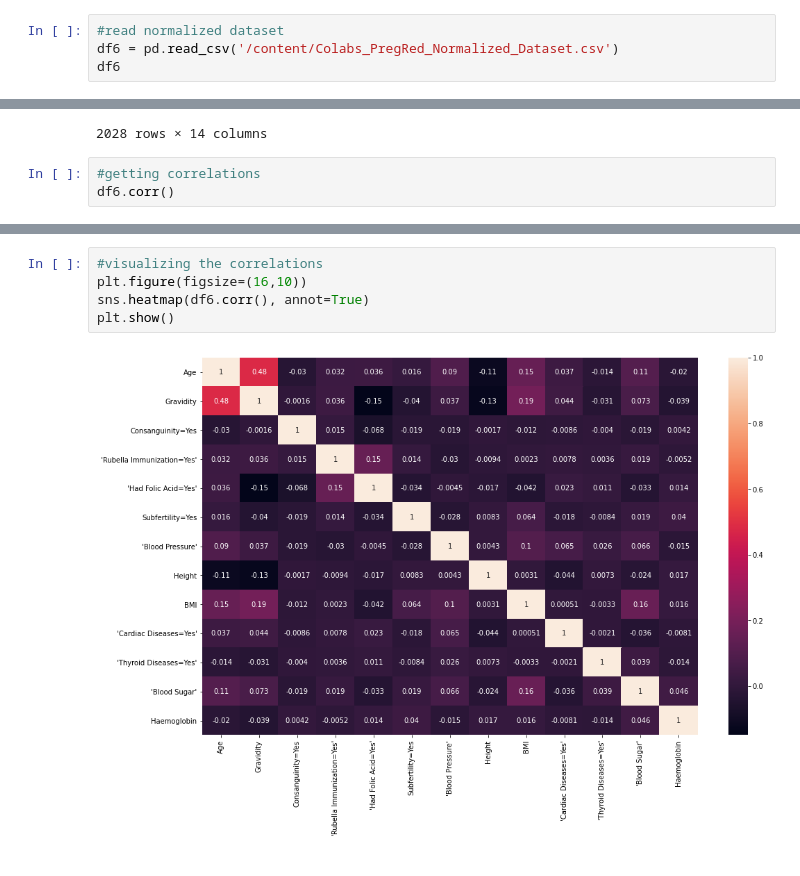
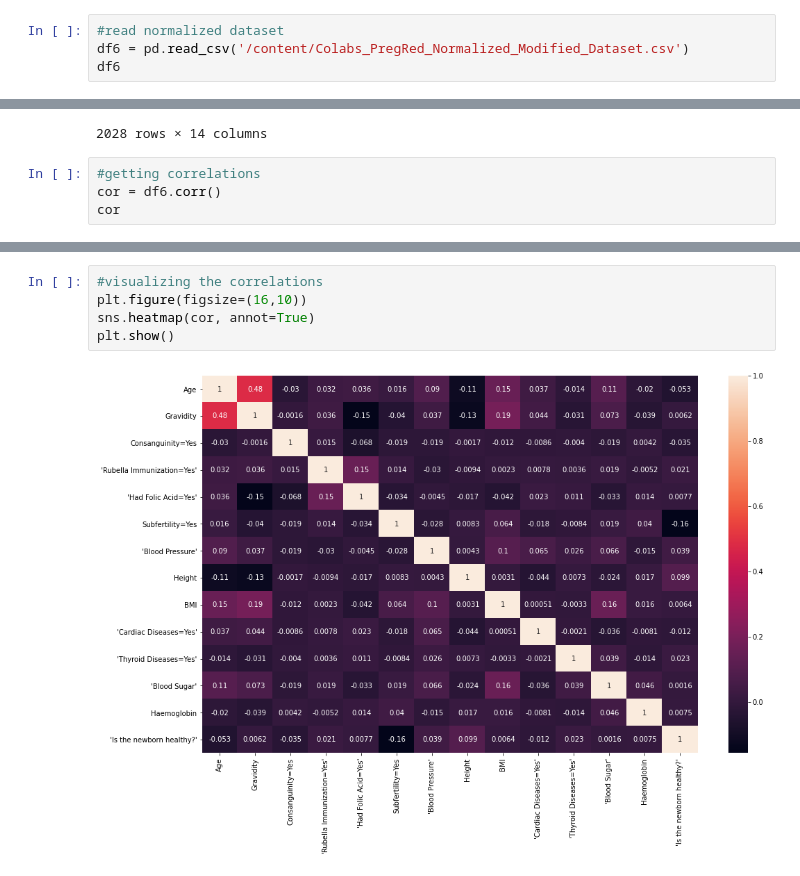
Before and after one commit to UmeshikaThathsarani/PregRed, a Jupyter notebook: Pregred_Umeshika.ipynb, the cells around one changed output, grey strips where cells are left out. Drawn from its saved outputs; the diff is of its cells as text.

```diff
--- a/Pregred_Umeshika.ipynb
+++ b/Pregred_Umeshika.ipynb
@@ -283,6 +283,6 @@ df5
 # %%
 #read normalized dataset
-df6 = pd.read_csv('/content/Colabs_PregRed_Normalized_Dataset.csv')
+df6 = pd.read_csv('/content/Colabs_PregRed_Normalized_Modified_Dataset.csv')
 df6
 # %% [output]
 |  | Age | Gravidity | Consanguinity=Yes | 'Rubella Immunization=Yes' | 'Had Folic Acid=Yes' | Subfertility=Yes | ... |
@@ -300,7 +300,8 @@ df6
 2028 rows × 14 columns
 # %%
 #getting correlations
-df6.corr()
+cor = df6.corr()
+cor
 # %% [output]
 |  | Age | Gravidity | Consanguinity=Yes | 'Rubella Immunization=Yes' | 'Had Folic Acid=Yes' | Subfertility=Yes | ... |
 | Age | 1.000000 | 0.483131 | -0.030089 | 0.032194 | 0.035844 | 0.016046 | ... |
@@ -319,7 +321,7 @@ df6.corr()
 # %%
 #visualizing the correlations
 plt.figure(figsize=(16,10))
-sns.heatmap(df6.corr(), annot=True)
+sns.heatmap(cor, annot=True)
 plt.show()
 # %% [output]
-[figure, old version]
+[figure, new version]
```
Also changed, not shown: parts of 4 cells of this notebook.
